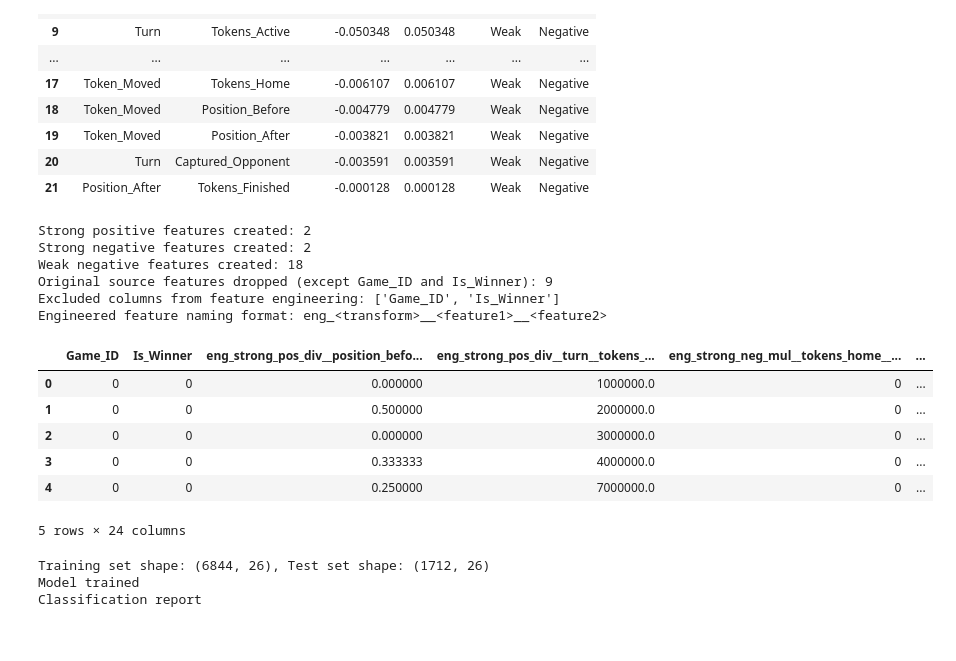
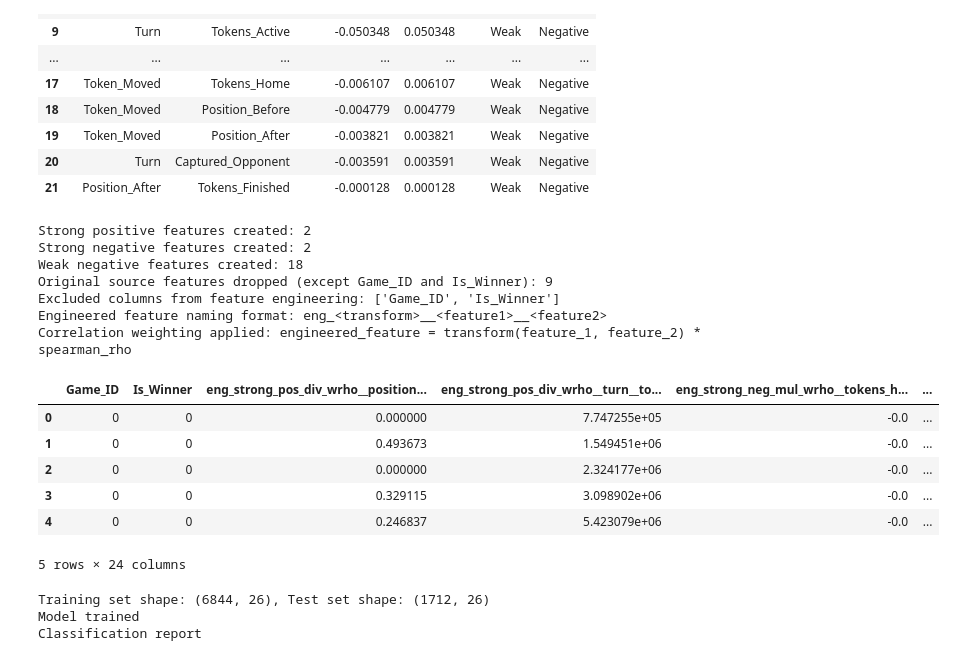
Before and after one commit to chizoalban2003-beep/Ludometrics-AI-Ethics, a Jupyter notebook: jupyter_notebooks/Feature_engineering.ipynb, the cells around one changed output. Cells and saved outputs as stored; diff of their text form; code cells hidden in the pictures.

```diff
--- a/jupyter_notebooks/Feature_engineering.ipynb
+++ b/jupyter_notebooks/Feature_engineering.ipynb
@@ -217,35 +217,47 @@ pending_columns = {}
 source_features_used = set()
 
 # Create engineered features by correlation category
+# IMPORTANT: use Spearman correlation coefficient (rho) as a feature weight.
 for _, row in pairwise_correlation_results.iterrows():
     f1 = row['feature_1']
     f2 = row['feature_2']
     strength = row['strength']
     direction = row['direction']
+    rho = float(row['spearman_rho'])
+
+    if rho == 0:
+        continue
 
     if strength == 'Strong' and direction == 'Positive':
-        new_col = engineered_col_name(f1, f2, 'strong_pos_div')
+        new_col = engineered_col_name(f1, f2, 'strong_pos_div_wrho')
         source_features_used.update([f1, f2])
-        pending_columns[new_col] = df_fe[f1] / (df_fe[f2] + eps)
+        ratio = df_fe[f1] / (df_fe[f2] + eps)
+        pending_columns[new_col] = ratio * rho
         created_strong_pos.append(new_col)
 
     elif strength == 'Strong' and direction == 'Negative':
-        new_col = engineered_col_name(f1, f2, 'strong_neg_mul')
+        new_col = engineered_col_name(f1, f2, 'strong_neg_mul_wrho')
         source_features_used.update([f1, f2])
-        pending_columns[new_col] = df_fe[f1] * df_fe[f2]
+        interaction = df_fe[f1] * df_fe[f2]
+        pending_columns[new_col] = interaction * rho
         created_strong_neg.append(new_col)
 
     elif strength == 'Weak' and direction == 'Negative':
-        new_col = engineered_col_name(f1, f2, 'weak_neg_combo')
+        new_col = engineered_col_name(f1, f2, 'weak_neg_combo_wrho')
         source_features_used.update([f1, f2])
         ratio = df_fe[f1] / (df_fe[f2] + eps)
         safe_sqrt_term = np.sqrt(np.abs(ratio))
-        pending_columns[new_col] = (df_fe[f1] * df_fe[f2]) - (safe_sqrt_term + ratio)
+        combo = (df_fe[f1] * df_fe[f2]) - (safe_sqrt_term + ratio)
+        pending_columns[new_col] = combo * rho
         created_weak_neg.append(new_col)
 
 # Append engineered features to dataframe
 if pending_columns:
     df_fe = pd.concat([df_fe, pd.DataFrame(pending_columns, index=df_fe.index)], axis=1).copy()
+
+# Using the correlation coefficient results alongside the Mann-Whitney U-test to fine-tune the engineered features
+# (e.g., by removing those that do not show significant differences between winners and losers)
+
 
 # Drop source columns used to create engineered columns (except protected ones)
 protected_columns = {'Game_ID', 'Is_Winner'}
@@ -253,39 +265,41 @@ drop_source_columns = sorted([
     col for col in source_features_used
     if col in df_fe.columns and col not in protected_columns
 ])
 if drop_source_columns:
     df_fe = df_fe.drop(columns=drop_source_columns).copy()
 
 # Progress summary
 print(f"Strong positive features created: {len(created_strong_pos)}")
 print(f"Strong negative features created: {len(created_strong_neg)}")
 print(f"Weak negative features created: {len(created_weak_neg)}")
 print(f"Original source features dropped (except Game_ID and Is_Winner): {len(drop_source_columns)}")
 print(f"Excluded columns from feature engineering: {sorted(excluded_for_engineering)}")
 print("Engineered feature naming format: eng_<transform>__<feature1>__<feature2>")
+print("Correlation weighting applied: engineered_feature = transform(feature_1, feature_2) * spearman_rho")
 
 # Preview engineered columns
 preview_cols = [
     col for col in (created_strong_pos + created_strong_neg + created_weak_neg)
     if col in df_fe.columns
 ]
 if preview_cols:
     display(df_fe[['Game_ID', 'Is_Winner'] + preview_cols].head())
 else:
     print('No engineered columns available to preview.')
 # %% [output]
 Strong positive features created: 2
 Strong negative features created: 2
 Weak negative features created: 18
 Original source features dropped (except Game_ID and Is_Winner): 9
 Excluded columns from feature engineering: ['Game_ID', 'Is_Winner']
 Engineered feature naming format: eng_<transform>__<feature1>__<feature2>
+Correlation weighting applied: engineered_feature = transform(feature_1, feature_2) * spearman_rho
-|  | Game_ID | Is_Winner | eng_strong_pos_div__position_befo... | eng_strong_pos_div__turn__tokens_... | eng_strong_neg_mul__tokens_home__... | ... |
-| 0 | 0 | 0 | 0.000000 | 1000000.0 | 0 | ... |
-| 1 | 0 | 0 | 0.500000 | 2000000.0 | 0 | ... |
-| 2 | 0 | 0 | 0.000000 | 3000000.0 | 0 | ... |
-| 3 | 0 | 0 | 0.333333 | 4000000.0 | 0 | ... |
-| 4 | 0 | 0 | 0.250000 | 7000000.0 | 0 | ... |
+|  | Game_ID | Is_Winner | eng_strong_pos_div_wrho__position... | eng_strong_pos_div_wrho__turn__to... | eng_strong_neg_mul_wrho__tokens_h... | ... |
+| 0 | 0 | 0 | 0.000000 | 7.747255e+05 | -0.0 | ... |
+| 1 | 0 | 0 | 0.493673 | 1.549451e+06 | -0.0 | ... |
+| 2 | 0 | 0 | 0.000000 | 2.324177e+06 | -0.0 | ... |
+| 3 | 0 | 0 | 0.329115 | 3.098902e+06 | -0.0 | ... |
+| 4 | 0 | 0 | 0.246837 | 5.423079e+06 | -0.0 | ... |
 5 rows × 24 columns
 # %%
 # STEP 4 — Baseline model training and evaluation
```
Also changed, not shown: parts of 3 cells of this notebook.
